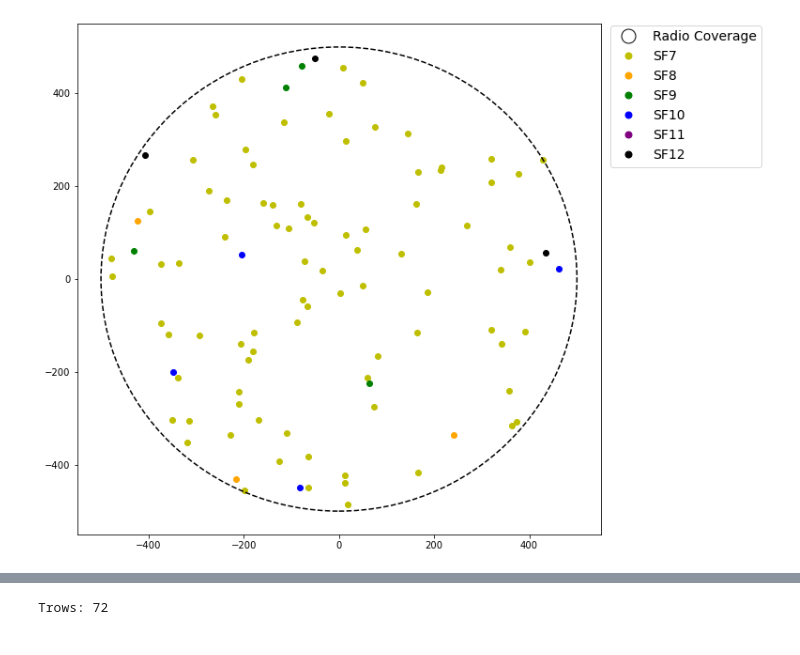
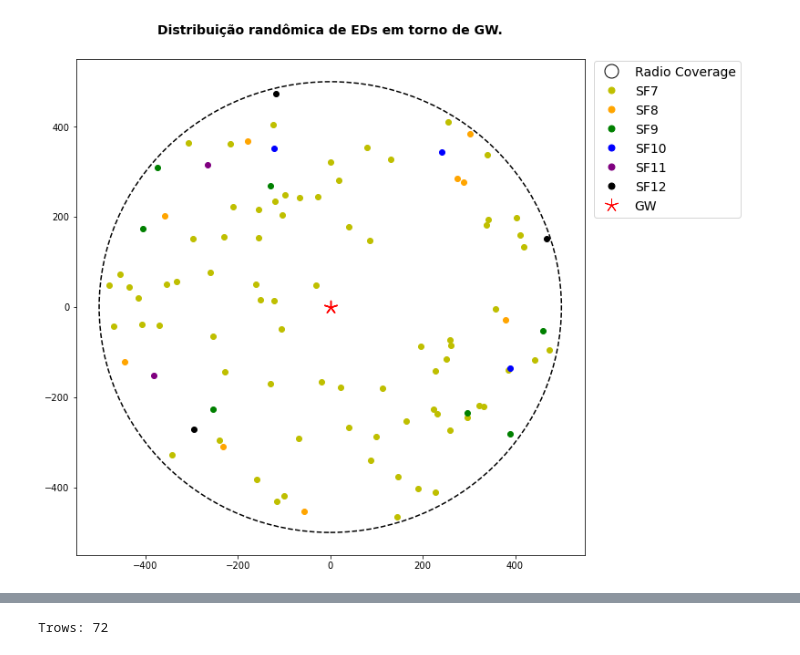
Before and after one commit to wasp-lahis/Coleta_Residuos, a Jupyter notebook: NS3/Buildings_map.ipynb, the cells around one changed output, grey strips where cells are left out. Cells and saved outputs as stored; diff of their text form; code cells hidden in the pictures.

```diff
--- a/NS3/Buildings_map.ipynb
+++ b/NS3/Buildings_map.ipynb
@@ -6,5 +11,5 @@ import matplotlib.patches as patches
 # %%
-network_df = pd.read_csv("results.csv")
+network_df = pd.read_csv("network_results.csv")
 
 print("Trows:", len(network_df))
 network_df.head(5)
@@ -95,7 +67,7 @@ import matplotlib.lines as mlines
 
 #fig, ax = plt.subplots()
 # graph measures x time
-plt.figure(figsize=(10,10))
+fig = plt.figure(figsize=(10,10))
 ax = plt.gca()
 
 
@@ -114,12 +86,9 @@ ax.scatter(eds_x_sf10, eds_y_sf10, color='blue', label ='SF10')
 ax.scatter(eds_x_sf11, eds_y_sf11, color='purple', label ='SF11')
 ax.scatter(eds_x_sf12, eds_y_sf12, color='black', label ='SF10')
 
-# # line1 = Line2D(range(1), range(1), color="white", marker='o', markerfacecolor="red")
-# # line2 = Line2D(range(1), range(1), color="white", marker='o',markerfacecolor="green")
-# # line3 = Line2D(range(1), range(1), color="white", marker='o',markersize=5, markerfacecolor="slategray")
-# # line4 = Line2D(range(1), range(1), color="white", marker='o',markersize=10,markerfacecolor="slategray")
-# # plt.legend((line1,line2,line3,line4),('Thing 1','Thing 2', 'Thing 3', 'Thing 4'),numpoints=1, loc=1)
 
+# draw GW
+ax.scatter(network_df.iloc[i].gw_x, network_df.iloc[i].gw_y, color='red', label ='GW', marker = (5,2), s = 200)
 
 
 # legend settings per plot
@@ -128,31 +97,49 @@ legend_lines = []
 circle_lgd_line = mlines.Line2D([], [],
                           color = 'white',
                           marker = 'o',
                           markeredgecolor = 'black',
                           markeredgewidth = 1,
                           markerfacecolor = 'white',
                           markersize = 15,
                           label='Radio Coverage')
 
 legend_lines.append(circle_lgd_line)
 
 colors = ['y','orange', 'green', 'blue', 'purple', 'black']
 for sf in range(len(colors)):
 
     scatter_lgd_lines = mlines.Line2D([], [],
                               color = 'white',
                               marker = 'o',
                               markeredgecolor = colors[sf],
                               markeredgewidth = 1,
                               markerfacecolor = colors[sf],
                               markersize = 7,
                               label = 'SF' + str(sf + 7))
     legend_lines.append(scatter_lgd_lines)
 
+scatter_lgd_lines = mlines.Line2D([], [],
+                              color = 'white',
+                              marker = (5,2),
+                              markeredgecolor = 'red',
+                              markeredgewidth = 1,
+                              markerfacecolor = 'red',
+                              markersize = 15,
+                              label = 'GW')
+
+legend_lines.append(scatter_lgd_lines)
+
 
 ax.legend(handles=[line for line in legend_lines], loc="upper right", bbox_to_anchor=(1.32, 1.01), prop={'size': 14})
 
 
+
+# ajust x axis datetime
+
+ttl = ax.title
+ttl.set_position([.5, 1.04])
+plt.title('Distribuição randômica de EDs em torno de GW.',fontweight='bold',fontsize=14)
 plt.show()
+# fig.savefig('dist_rand_ed_gw.png',bbox_inches='tight')
 # %% [output]
-[figure, old version]
+[figure, new version]
```
Also changed, not shown: parts of 10 cells of this notebook, 10 other files.
